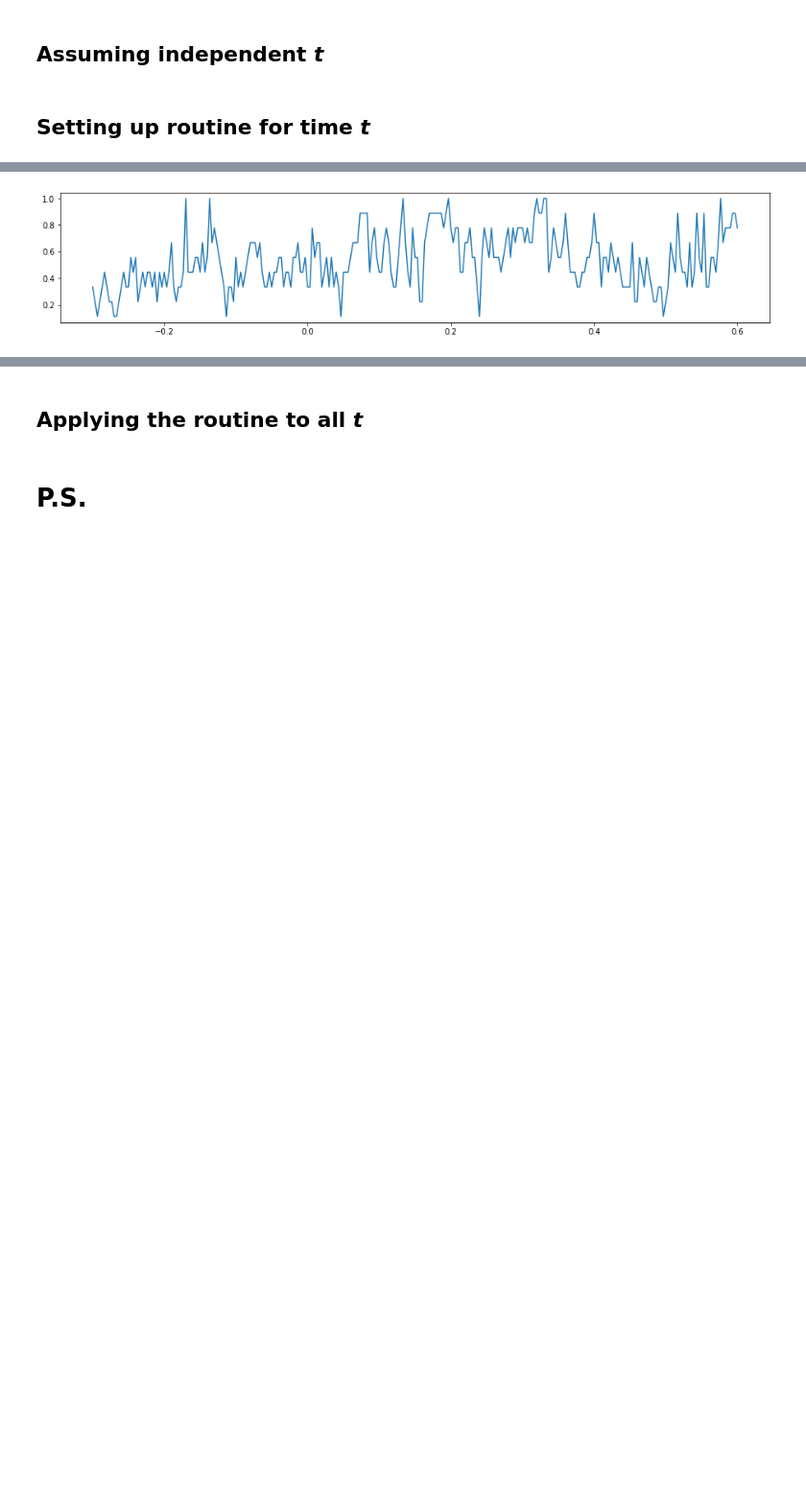
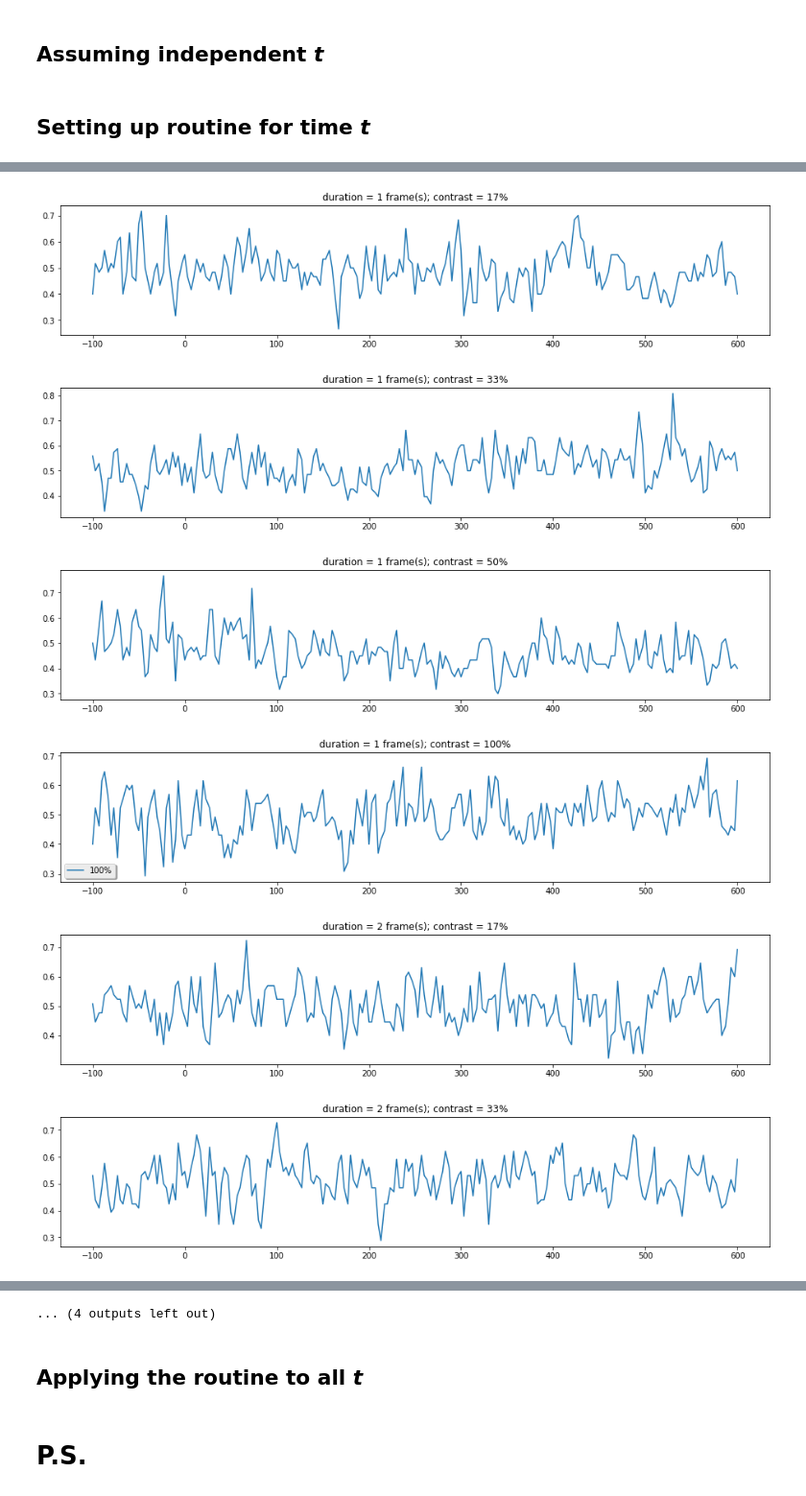
Before and after one commit to egorananyev/mne_pipe_visperc, a Jupyter notebook: mvpa.ipynb, the cells around one changed output, grey strips where cells are left out. Shown at 96% size. Saved outputs shown, nothing was run; the diff lists cells and outputs as text; code cells hidden in the pictures; blank space fills up the shorter version.

```diff
--- a/mvpa.ipynb
+++ b/mvpa.ipynb
@@ -164,13 +181,21 @@ def run_svm(numof_epochs_, X_, y_):
     return acc_
 # %%
-def iter_times(all_times_, epochs_df_, cur_cond_str_, numof_epochs_):
+def iter_times(all_times_, epochs_subset_df_, cur_cond_str_):
     acc_ = []
+    counter = 0
+    print('[', end='')
     for t in all_times_:
-        X_right = epochs_df_.loc[('right/'+cur_cond_str_, slice(None), t), :].values
-        X_left = epochs_df_.loc[('left/'+cur_cond_str_, slice(None), t), :].values
+#         print(str(t), end =' ')
+        if (counter == int(len(all_times)/10)):
+            print('=', end='')
+            counter = 0
+        counter += 1
+        X_right = epochs_subset_df_.loc[('right/'+cur_cond_str_, slice(None), t), :].values
+        X_left = epochs_subset_df_.loc[('left/'+cur_cond_str_, slice(None), t), :].values
         X = np.concatenate((X_right, X_left))
     #     print(np.shape(X))
         y = np.concatenate((np.repeat(1, len(X_right)), np.repeat(0, len(X_left))))
     #     print(np.shape(y))
-        acc_.append(run_svm(numof_epochs_, X, y))
+        acc_.append(run_svm(X, y))
+    print(']')
     return acc_
@@ -191,16 +253,15 @@ acc.head()
 # %%
 for cur_dur in range(len(all_durs)):
     for cur_cont in range(len(all_conts)):
-        cur_cond_str = 'dur' + str(all_durs[cur_dur]) + '/' + 'cont' + \
-                       str(all_conts[cur_cont]).zfill(3)
-#         print(cur_cond_str)
-        epochs_subset = epochs[cur_cond_str];
+        cur_cond_str = 'dur' + str(all_durs[cur_dur]) + '/' + 'cont' + str(all_conts[cur_cont]).zfill(3)
+        print(cur_cond_str, end=' ')
+#         epochs_subset = epochs[cur_cond_str];
+#         epochs_subset_df = epochs_df.loc[(cur_cond_str, slice(None), slice(None)), :].values
+        epochs_subset_df = epochs_df[epochs_df.index.get_level_values('condition').str.contains(cur_cond_str)]
 #         print(epochs_subset)
-        numof_epochs = len(epochs_subset)
-#         print(numof_epochs)
-        epochs_df = epochs_subset.to_data_frame()
+#         epochs_df = epochs_subset.to_data_frame()
 #         print(epochs_df.iloc[:,0:4].head());
 #         print(epochs_df.columns.values[0:21])
-        cur_acc = iter_times(all_times, epochs_df, cur_cond_str, numof_epochs)
+        cur_acc = iter_times(all_times, epochs_df, cur_cond_str)
 #         print(cur_acc)
         acc.loc[(all_durs[cur_dur], all_conts[cur_cont]), :] = cur_acc
@@ -207,7 +285,18 @@ for cur_dur in range(len(all_durs)):
-# %%
-%matplotlib inline
-plt.figure(figsize=(16, 3))
-plt.plot(epochs.times, np.array(acc).T);
-# plt.savefig(qc_fname + '_light-sensors.pdf')
-# %% [output]
-[figure, removed]
+# %%
+%matplotlib inline
+for cur_dur in range(len(all_durs)):
+#     plt.title(label='duration = ' + str(all_durs[cur_dur]) + ' frame(s)')  # ; contrast = ' + str(all_conts[cur_cont]) + '%'
+    for cur_cont in range(len(all_conts)):
+        plt.figure(figsize=(16, 3))
+        plt.title(label='duration = ' + str(all_durs[cur_dur]) + ' frame(s); contrast = ' + str(all_conts[cur_cont]) + '%')
+        plt.plot(all_times, np.array(acc.loc[(all_durs[cur_dur], all_conts[cur_cont]), :]).T, label = str(all_conts[cur_cont]) + '%');
+        # plt.savefig(qc_fname + '_light-sensors.pdf')
+    leg = plt.legend(loc='lower left', ncol=4, shadow=True, fancybox=True)
+    leg.get_frame().set_alpha(0.8)
+# %% [output]
+[figure, added]
+[figure, added]
+[figure, added]
+[figure, added]
+[figure, added]
+[figure, added]
@@ -213,0 +309 @@ plt.plot(epochs.times, np.array(acc).T);
+... (4 outputs left out)
```
Also changed, not shown: parts of 22 cells of this notebook, 1 other file.
